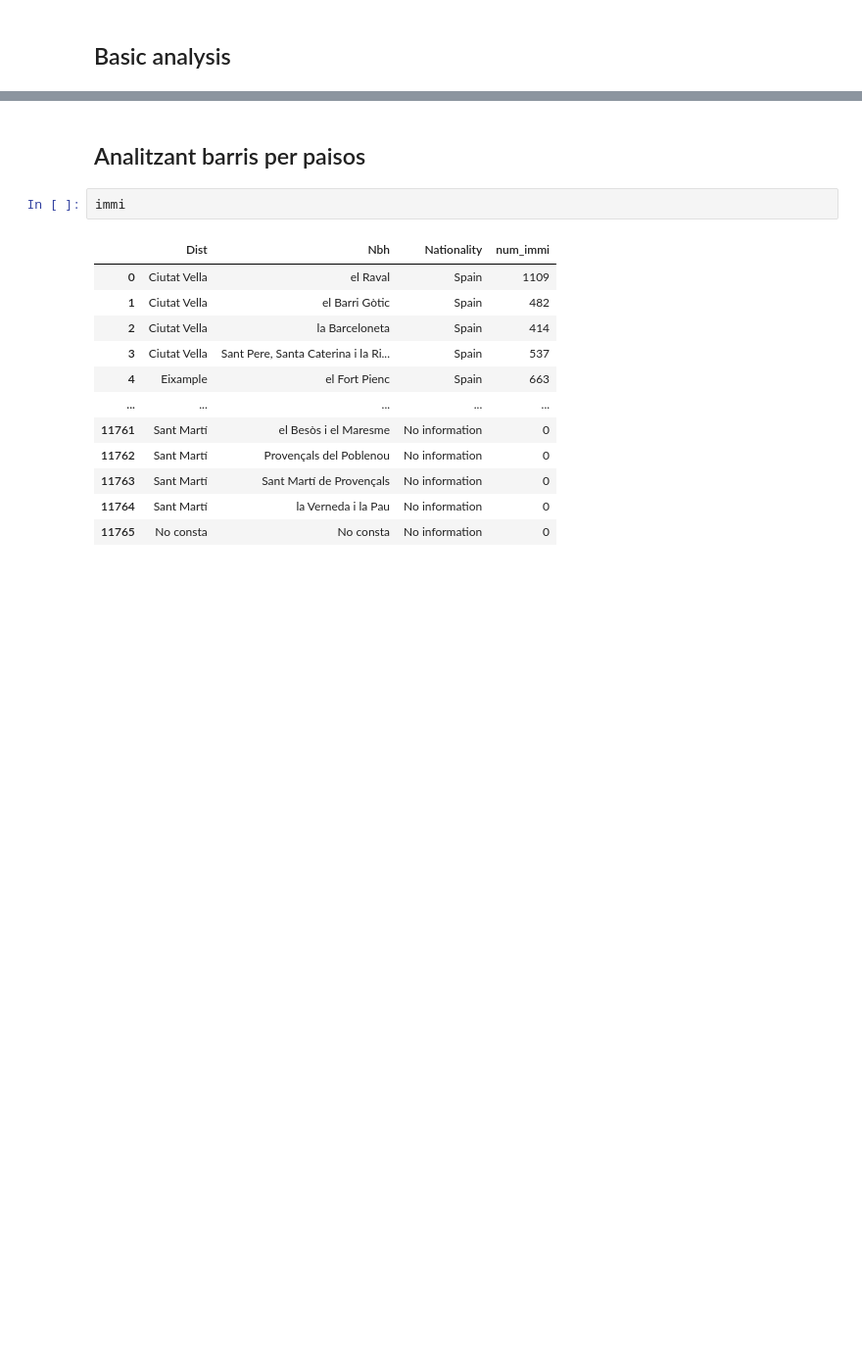
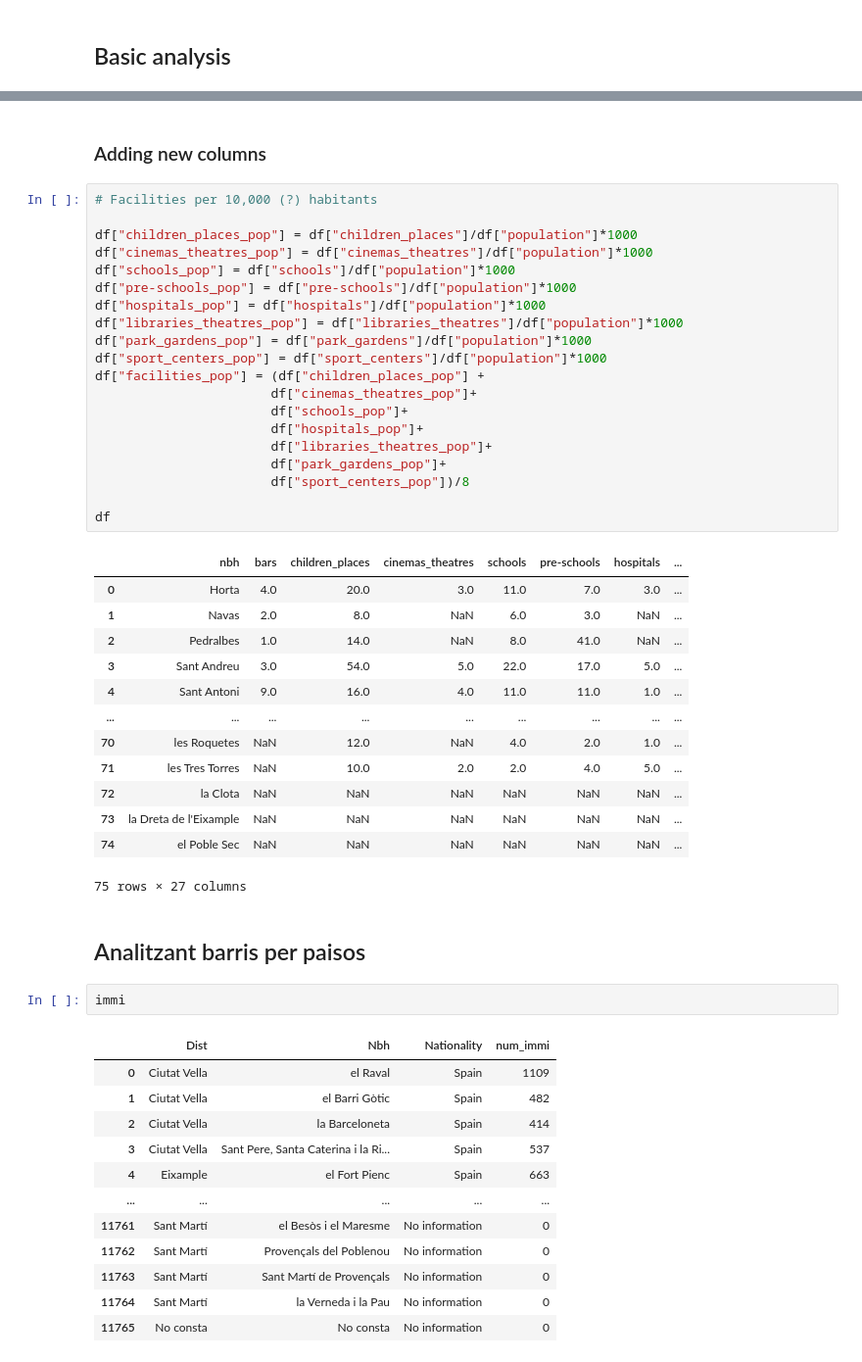
Before and after one commit to ta-data-bcn/Project-Week-2-Barcelona, a Jupyter notebook: your-project/code.ipynb, the cells around one changed output, grey strips where cells are left out. Shown at 98% size. Cells and saved outputs as stored; diff of their text form; blank space fills up the shorter version.

```diff
--- a/your-project/code.ipynb
+++ b/your-project/code.ipynb
@@ -260,4 +271,40 @@ hospitals               1333.219178
 dtype: float64
+# %% [markdown]
+### Adding new columns
+# %%
+# Facilities per 10,000 (?) habitants
+
+df["children_places_pop"] = df["children_places"]/df["population"]*1000
+df["cinemas_theatres_pop"] = df["cinemas_theatres"]/df["population"]*1000
+df["schools_pop"] = df["schools"]/df["population"]*1000
+df["pre-schools_pop"] = df["pre-schools"]/df["population"]*1000
+df["hospitals_pop"] = df["hospitals"]/df["population"]*1000
+df["libraries_theatres_pop"] = df["libraries_theatres"]/df["population"]*1000
+df["park_gardens_pop"] = df["park_gardens"]/df["population"]*1000
+df["sport_centers_pop"] = df["sport_centers"]/df["population"]*1000
+df["facilities_pop"] = (df["children_places_pop"] +
+                       df["cinemas_theatres_pop"]+
+                       df["schools_pop"]+
+                       df["hospitals_pop"]+
+                       df["libraries_theatres_pop"]+
+                       df["park_gardens_pop"]+
+                       df["sport_centers_pop"])/8
+
+df
+# %% [output]
+|  | nbh | bars | children_places | cinemas_theatres | schools | pre-schools | hospitals | ... |
+| 0 | Horta | 4.0 | 20.0 | 3.0 | 11.0 | 7.0 | 3.0 | ... |
+| 1 | Navas | 2.0 | 8.0 | NaN | 6.0 | 3.0 | NaN | ... |
+| 2 | Pedralbes | 1.0 | 14.0 | NaN | 8.0 | 41.0 | NaN | ... |
+| 3 | Sant Andreu | 3.0 | 54.0 | 5.0 | 22.0 | 17.0 | 5.0 | ... |
+| 4 | Sant Antoni | 9.0 | 16.0 | 4.0 | 11.0 | 11.0 | 1.0 | ... |
+| ... | ... | ... | ... | ... | ... | ... | ... | ... |
+| 70 | les Roquetes | NaN | 12.0 | NaN | 4.0 | 2.0 | 1.0 | ... |
+| 71 | les Tres Torres | NaN | 10.0 | 2.0 | 2.0 | 4.0 | 5.0 | ... |
+| 72 | la Clota | NaN | NaN | NaN | NaN | NaN | NaN | ... |
+| 73 | la Dreta de l'Eixample | NaN | NaN | NaN | NaN | NaN | NaN | ... |
+| 74 | el Poble Sec | NaN | NaN | NaN | NaN | NaN | NaN | ... |
+75 rows × 27 columns
 # %% [markdown]
 ## Analitzant barris per paisos
 # %%
```
Also changed, not shown: parts of 18 cells of this notebook.
